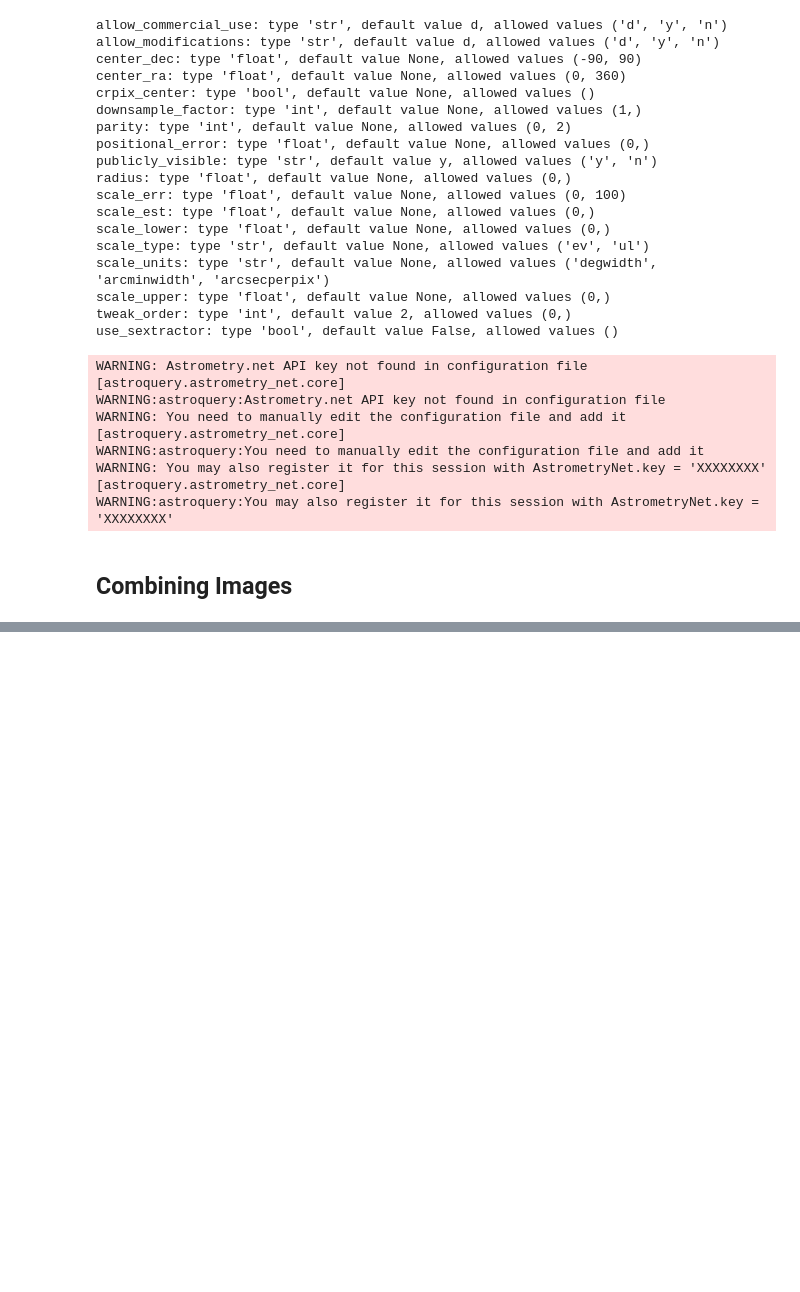
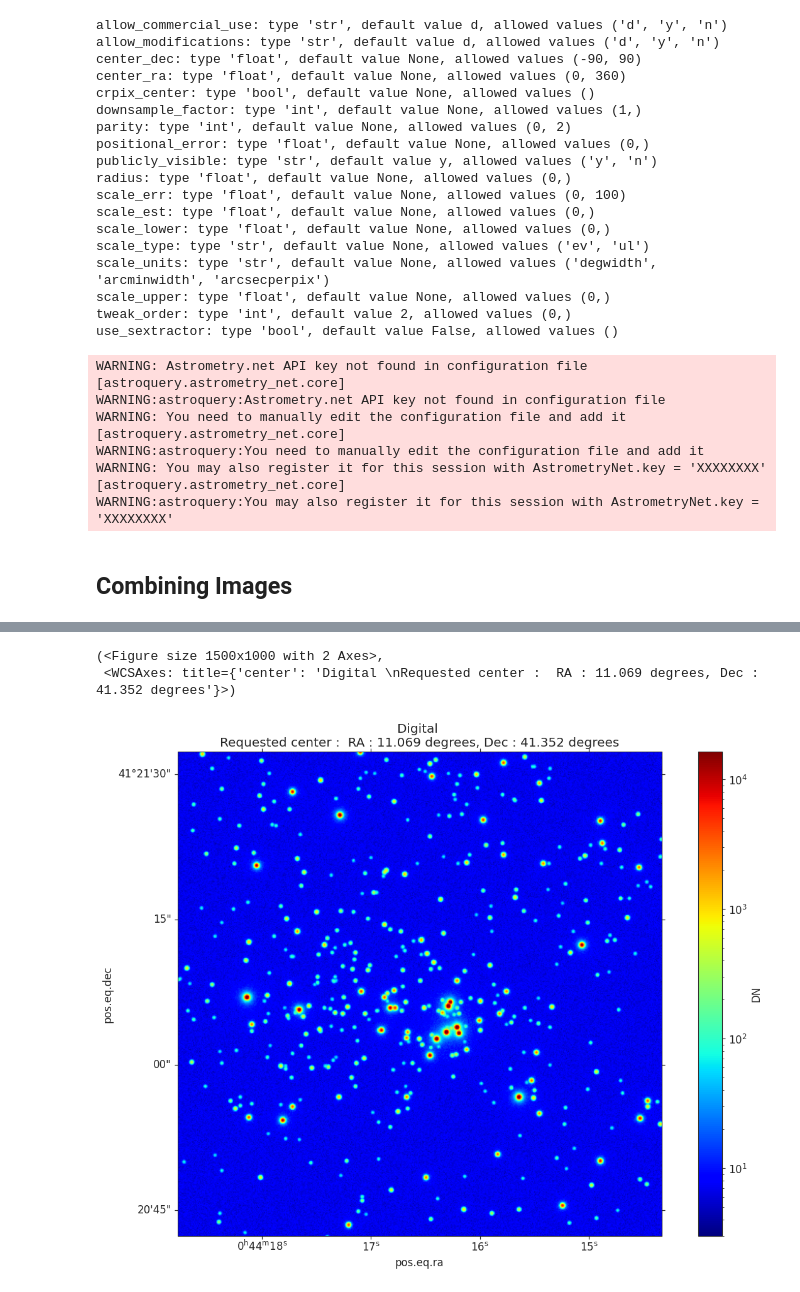
Before and after one commit to Jack3690/INSIST_pipeline, a Jupyter notebook: notebooks/MACADAMIA.ipynb, the cells around one changed output, grey strips where cells are left out. Cells and saved outputs as stored; diff of their text form; code cells hidden in the pictures; blank space fills up the shorter version.

```diff
--- a/notebooks/MACADAMIA.ipynb
+++ b/notebooks/MACADAMIA.ipynb
@@ -316,0 +313,6 @@ len(sources)
+# %%
+sim.show_image()
+# %% [output]
+(<Figure size 1500x1000 with 2 Axes>,
+ <WCSAxes: title={'center': 'Digital \nRequested center :  RA : 11.069 degrees, Dec : 41.352 degrees'}>)
+[figure, added]
```
Also changed, not shown: parts of 2 cells of this notebook.
